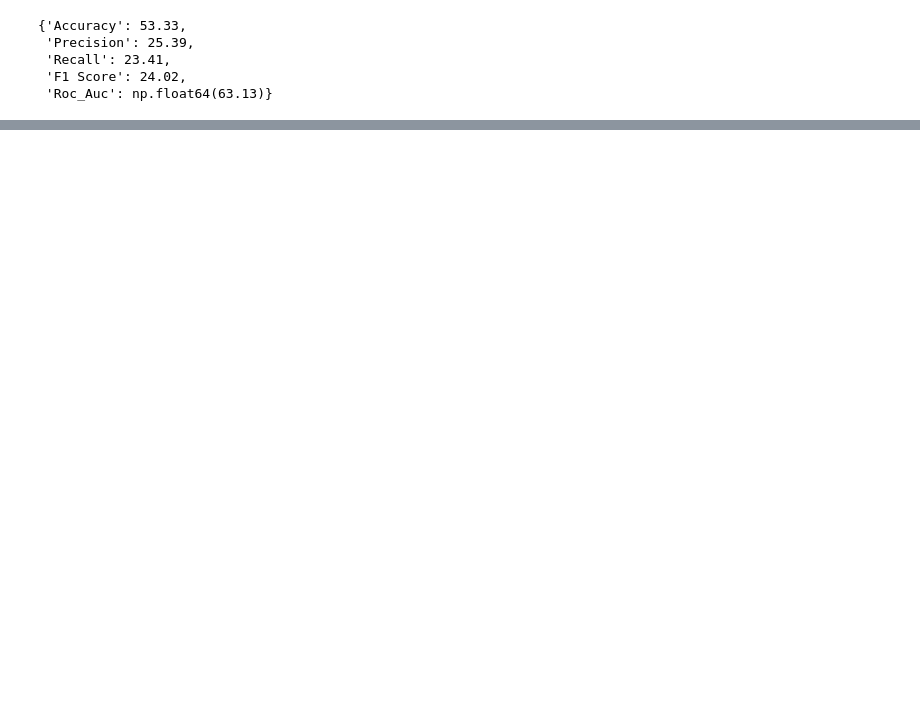
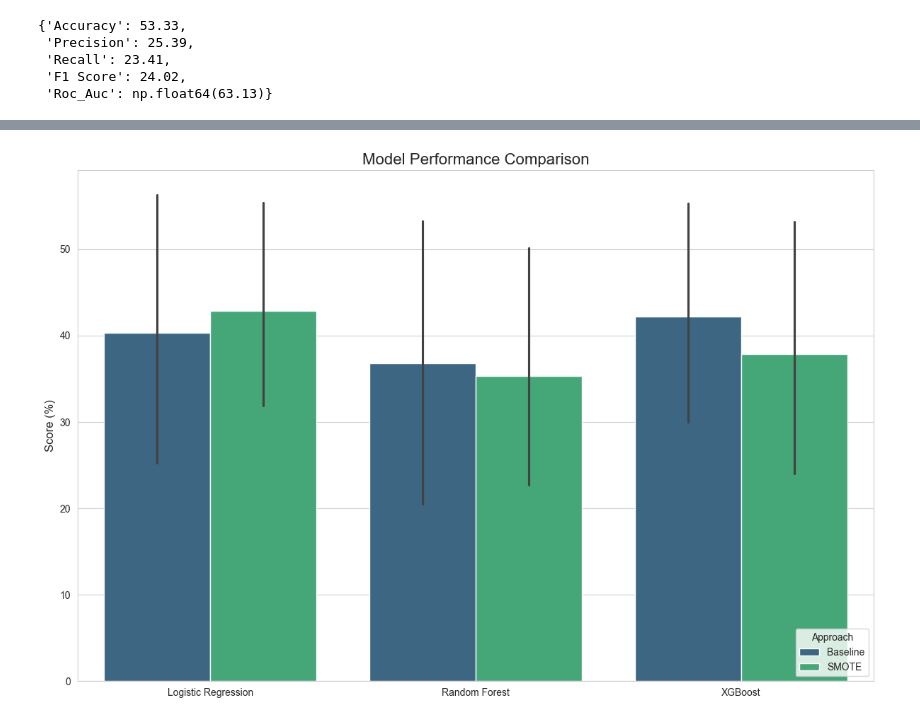
Before and after one commit to SaadMakki/Heart-Disease-Prediction-Imbalanced-Data, a Jupyter notebook: Heart_Disease_Prediction.ipynb, the cells around one changed output, grey strips where cells are left out. Cells and saved outputs as stored; diff of their text form; code cells hidden in the pictures; blank space fills up the shorter version.

```diff
--- a/Heart_Disease_Prediction.ipynb
+++ b/Heart_Disease_Prediction.ipynb
@@ -182,0 +346,87 @@ evaluate(XGB_model, X_test, y_test)
+# %%
+# Initialize models
+models = {
+    'Logistic Regression': LogisticRegression(max_iter=1000),
+    'Random Forest': RandomForestClassifier(random_state=42),
+    'XGBoost': XGBClassifier(random_state=42)
+}
+
+# Evaluation function
+def evaluate(model, X_test, y_test):
+    y_pred = model.predict(X_test)
+    avg_method = 'macro'
+    return {
+        'Accuracy': round(100 * accuracy_score(y_test, y_pred), 2),
+        'Precision': round(100 * precision_score(y_test, y_pred, average=avg_method, zero_division=0), 2),
+        'Recall': round(100 * recall_score(y_test, y_pred, average=avg_method), 2),
+        'F1 Score': round(100 * f1_score(y_test, y_pred, average=avg_method), 2),
+        'ROC AUC': round(100 * roc_auc_score(y_test, model.predict_proba(X_test), multi_class='ovo'), 2)
+    }
+
+# Train and evaluate baseline models
+baseline_results = {}
+for name, model in models.items():
+    model.fit(X_train, y_train)
+    baseline_results[name] = evaluate(model, X_test, y_test)
+
+# Train and evaluate SMOTE models
+smote_results = {}
+for name, model in models.items():
+    model.fit(X_reshaped, y_reshaped)
+    smote_results[name] = evaluate(model, X_test, y_test)
+
+# Generate performance comparison
+results_df = pd.DataFrame({
+    'Model': list(models.keys()) * 2,
+    'Approach': ['Baseline'] * 3 + ['SMOTE'] * 3,
+    'Accuracy': [baseline_results[m]['Accuracy'] for m in models] + [smote_results[m]['Accuracy'] for m in models],
+    'Precision': [baseline_results[m]['Precision'] for m in models] + [smote_results[m]['Precision'] for m in models],
+    'Recall': [baseline_results[m]['Recall'] for m in models] + [smote_results[m]['Recall'] for m in models],
+    'F1 Score': [baseline_results[m]['F1 Score'] for m in models] + [smote_results[m]['F1 Score'] for m in models],
+    'ROC AUC': [baseline_results[m]['ROC AUC'] for m in models] + [smote_results[m]['ROC AUC'] for m in models]
+})
+
+# Update model comparison plot
+fig, ax = plt.subplots(figsize=(12, 8))
+results_pivot = results_df.melt(id_vars=['Model', 'Approach'],
+                                var_name='Metric',
+                                value_name='Score')
+
+sns.barplot(x='Model', y='Score', hue='Approach',
+            data=results_pivot, palette='viridis', ax=ax)
+ax.set_title('Model Performance Comparison', fontsize=16)
+ax.set_ylabel('Score (%)')
+ax.set_xlabel('')
+plt.legend(title='Approach', loc='lower right')
+plt.tight_layout()
+plt.savefig('model_comparison.png', bbox_inches='tight')
+plt.show()
+
+# Generate confusion matrices for best model
+best_model = RandomForestClassifier(random_state=42)
+best_model.fit(X_reshaped, y_reshaped)
+y_pred = best_model.predict(X_test)
+
+fig, (ax1, ax2) = plt.subplots(1, 2, figsize=(16, 6))
+
+# Confusion matrix
+cm = confusion_matrix(y_test, y_pred)
+sns.heatmap(cm, annot=True, fmt='d', cmap='Blues', ax=ax1)
+ax1.set_title('Confusion Matrix (Random Forest with SMOTE)')
+ax1.set_xlabel('Predicted Label')
+ax1.set_ylabel('True Label')
+
+# Classification report
+report = classification_report(y_test, y_pred, output_dict=True)
+report_df = pd.DataFrame(report).iloc[:-1, :].T
+sns.heatmap(report_df.iloc[:, :-1].astype(float), annot=True, fmt='.2f', cmap='Greens', ax=ax2)
+ax2.set_title('Classification Report')
+plt.tight_layout()
+plt.savefig('confusion_matrix_report.png', bbox_inches='tight')
+plt.show()
+
+# Print performance comparison table
+print("Model Performance Comparison:")
+display(results_df)
+# %% [output]
+[figure, added]
```
Also changed, not shown: parts of 13 cells of this notebook, 4 other files.
